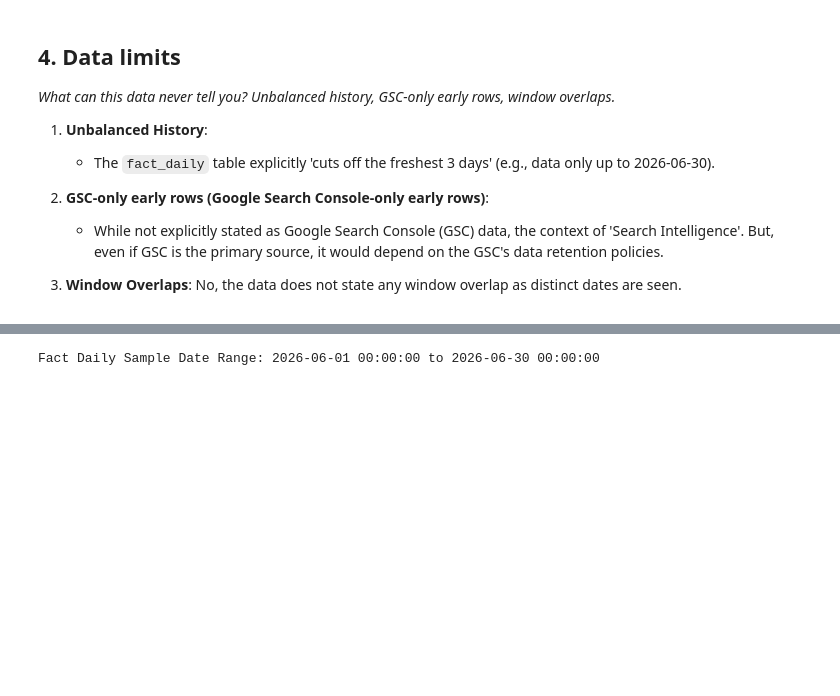
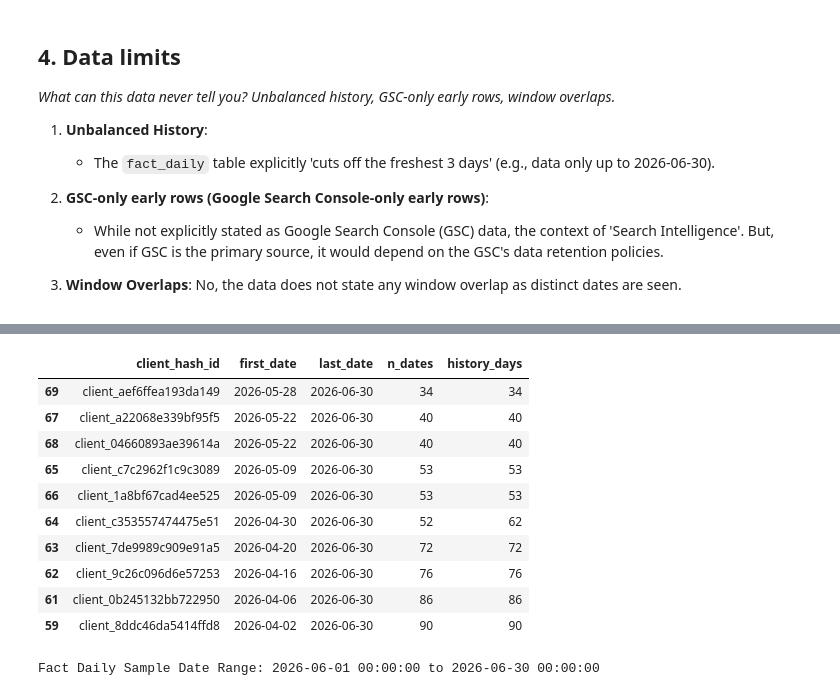
Before and after one commit to ritashreemukherjee123/Project-1-Applied-Search-Intelligence-Google-Search-Ranking-Discoverability.-, a Jupyter notebook: work/w03_data_contract.ipynb, the cells around one changed output, grey strips where cells are left out. Cells and saved outputs as stored; diff of their text form; code cells hidden in the pictures; blank space fills up the shorter version.

```diff
--- a/work/w03_data_contract.ipynb
+++ b/work/w03_data_contract.ipynb
@@ -362,23 +375,18 @@ Report date window for fact_daily_sample: 2026-06-01 00:00:00 to 2026-06-30 00:0
 # This cell is for CODE (numbers, a query, a check).
 # Write your text answer in the cell ABOVE this one — typing sentences here breaks Run All.
 
+per_client_history_depth = f"""
+SELECT
+    client_hash_id,
+    MIN(report_date) AS first_date,
+    MAX(report_date) AS last_date,
+    COUNT(DISTINCT report_date) AS n_dates
+FROM {TABLES['fact_daily']}
+GROUP BY client_hash_id
+ORDER BY first_date
+"""
 
+client_history = con.execute(per_client_history_depth).df()
 
-# Get report_date from fact_daily_sample to show its range
-print("Fact Daily Sample Report Dates:")
-unbalanced_history_fact_daily = con.sql(f"""
-SELECT MIN(report_date) AS min_report_date, MAX(report_date) AS max_report_date
-FROM {TABLES['fact_daily_sample']}
-""").fetchdf()
-print(unbalanced_history_fact_daily)
-
-# Get content_updated_date from dim_content to show its range
-print("\nDim Content Updated Dates:")
-unbalanced_history_dim_content = con.sql(f"""
-SELECT MIN(content_updated_date) AS min_content_updated_date, MAX(content_updated_date) AS max_content_updated_date
-FROM {TABLES['dim_content']}
-""").fetchdf()
-print(unbalanced_history_dim_content)
-
-# This comparison helps illustrate 'unbalanced history' where fact data might have a cutoff
+client_history.head()
 # %% [output]
@@ -391,0 +399,6 @@ Dim Content Updated Dates:
+# %%
+client_history["history_days"] = (
+    client_history["last_date"] - client_history["first_date"]
+).dt.days + 1
+
+client_history["history_days"].describe()
@@ -392,3 +416,17 @@ Dim Content Updated Dates:
+# %%
+client_history.sort_values("history_days").head(10)
+# %% [output]
+|  | client_hash_id | first_date | last_date | n_dates | history_days |
+| 69 | client_aef6ffea193da149 | 2026-05-28 | 2026-06-30 | 34 | 34 |
+| 67 | client_a22068e339bf95f5 | 2026-05-22 | 2026-06-30 | 40 | 40 |
+| 68 | client_04660893ae39614a | 2026-05-22 | 2026-06-30 | 40 | 40 |
+| 65 | client_c7c2962f1c9c3089 | 2026-05-09 | 2026-06-30 | 53 | 53 |
+| 66 | client_1a8bf67cad4ee525 | 2026-05-09 | 2026-06-30 | 53 | 53 |
+| 64 | client_c353557474475e51 | 2026-04-30 | 2026-06-30 | 52 | 62 |
+| 63 | client_7de9989c909e91a5 | 2026-04-20 | 2026-06-30 | 72 | 72 |
+| 62 | client_9c26c096d6e57253 | 2026-04-16 | 2026-06-30 | 76 | 76 |
+| 61 | client_0b245132bb722950 | 2026-04-06 | 2026-06-30 | 86 | 86 |
+| 59 | client_8ddc46da5414ffd8 | 2026-04-02 | 2026-06-30 | 90 | 90 |
 # %%
 # Window Overlaps
 
```
Also changed, not shown: parts of 28 cells of this notebook.
